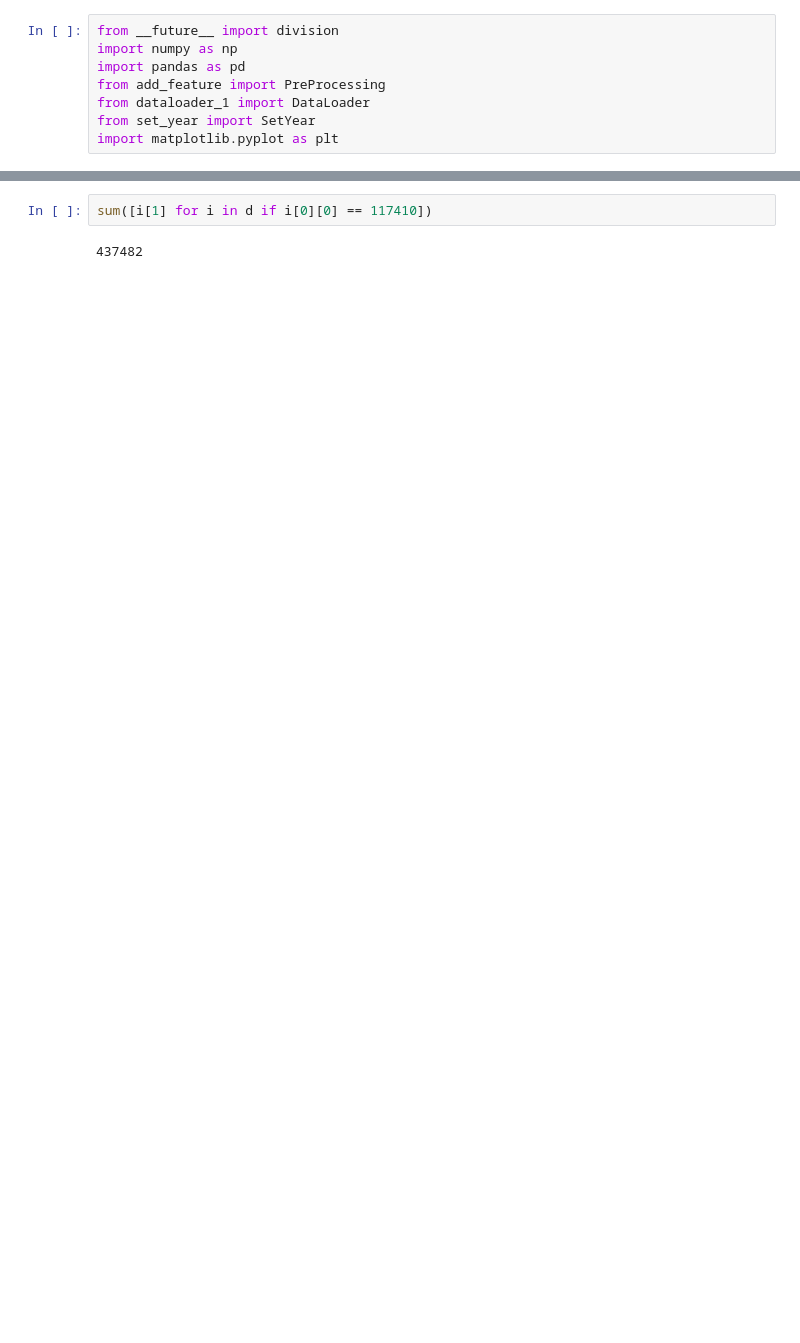
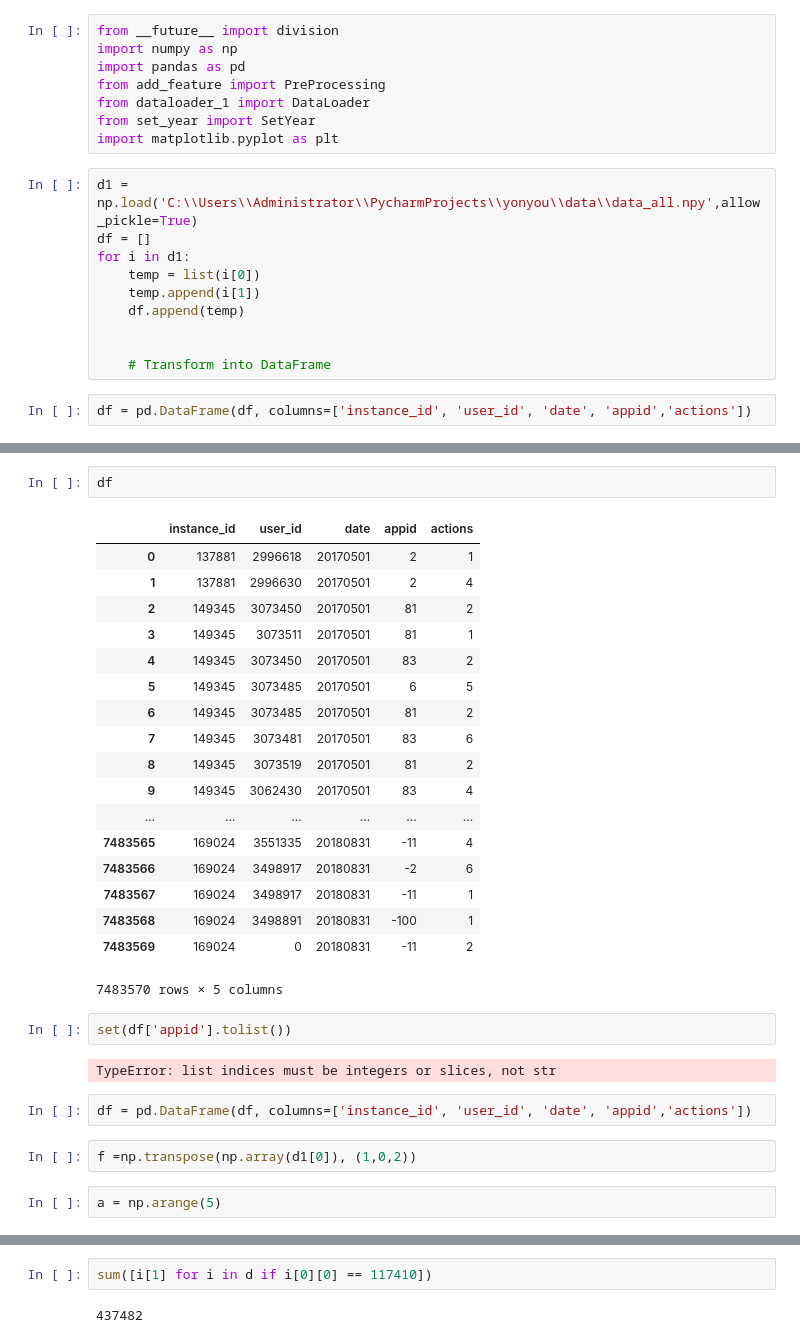
Before and after one commit to duolaamengmeng/User-activity-analysis, a Jupyter notebook: core/main.ipynb, the cells around one changed output, grey strips where cells are left out. Cells and saved outputs as stored; diff of their text form; blank space fills up the shorter version.

```diff
--- a/core/main.ipynb
+++ b/core/main.ipynb
@@ -6,4 +6,16 @@ from add_feature import PreProcessing
 from dataloader_1 import DataLoader
 from set_year import SetYear
 import matplotlib.pyplot as plt
+# %%
+d1 = np.load('C:\\Users\\Administrator\\PycharmProjects\\yonyou\\data\\data_all.npy',allow_pickle=True)
+df = []
+for i in d1:
+    temp = list(i[0])
+    temp.append(i[1])
+    df.append(temp)
+
+
+    # Transform into DataFrame
+# %%
+df = pd.DataFrame(df, columns=['instance_id', 'user_id', 'date', 'appid','actions'])
 # %%
@@ -10,0 +152,31 @@ d = np.load('C:\\Users\\Administrator\\PycharmProjects\\yonyou\\data\\data3.npy'
+# %%
+df
+# %% [output]
+|  | instance_id | user_id | date | appid | actions |
+| 0 | 137881 | 2996618 | 20170501 | 2 | 1 |
+| 1 | 137881 | 2996630 | 20170501 | 2 | 4 |
+| 2 | 149345 | 3073450 | 20170501 | 81 | 2 |
+| 3 | 149345 | 3073511 | 20170501 | 81 | 1 |
+| 4 | 149345 | 3073450 | 20170501 | 83 | 2 |
+| 5 | 149345 | 3073485 | 20170501 | 6 | 5 |
+| 6 | 149345 | 3073485 | 20170501 | 81 | 2 |
+| 7 | 149345 | 3073481 | 20170501 | 83 | 6 |
+| 8 | 149345 | 3073519 | 20170501 | 81 | 2 |
+| 9 | 149345 | 3062430 | 20170501 | 83 | 4 |
+| ... | ... | ... | ... | ... | ... |
+| 7483565 | 169024 | 3551335 | 20180831 | -11 | 4 |
+| 7483566 | 169024 | 3498917 | 20180831 | -2 | 6 |
+| 7483567 | 169024 | 3498917 | 20180831 | -11 | 1 |
+| 7483568 | 169024 | 3498891 | 20180831 | -100 | 1 |
+| 7483569 | 169024 | 0 | 20180831 | -11 | 2 |
+7483570 rows × 5 columns
+# %%
+set(df['appid'].tolist())
+# %% [output]
+TypeError: list indices must be integers or slices, not str
+# %%
+df = pd.DataFrame(df, columns=['instance_id', 'user_id', 'date', 'appid','actions'])
+# %%
+f =np.transpose(np.array(d1[0]), (1,0,2))
+# %%
+a = np.arange(5)
```
Also changed, not shown: parts of 44 cells of this notebook, 5 other files.
